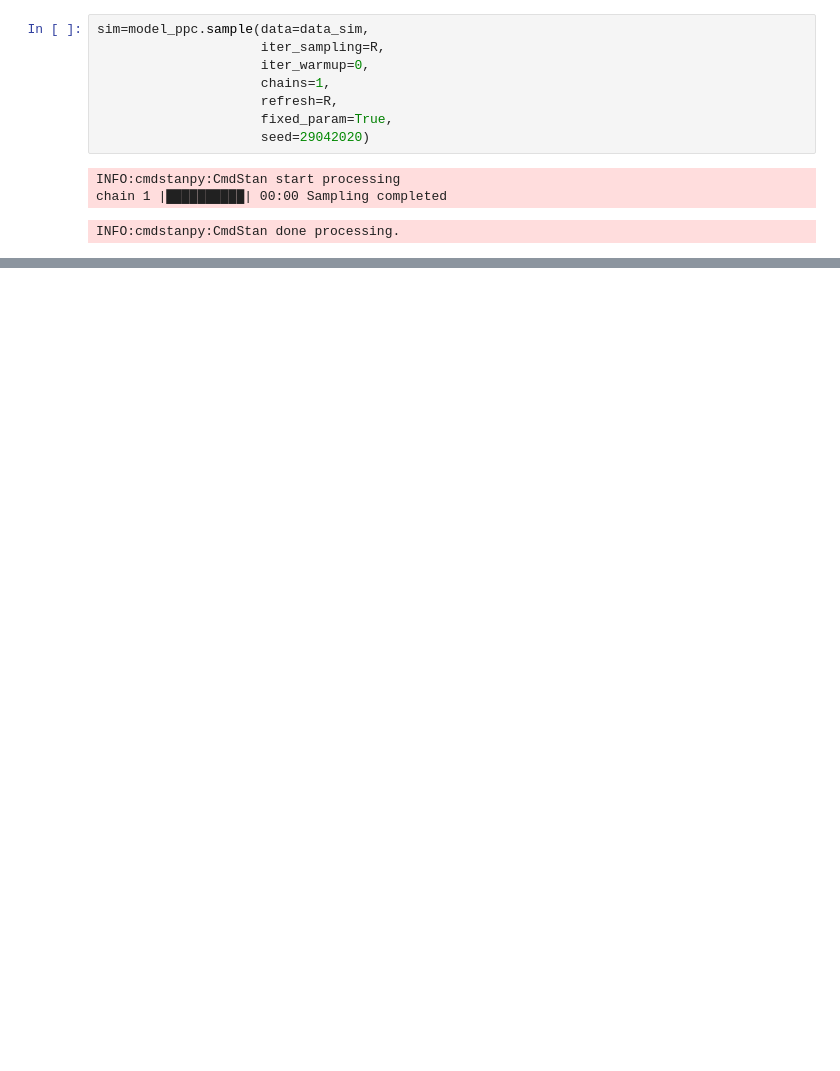
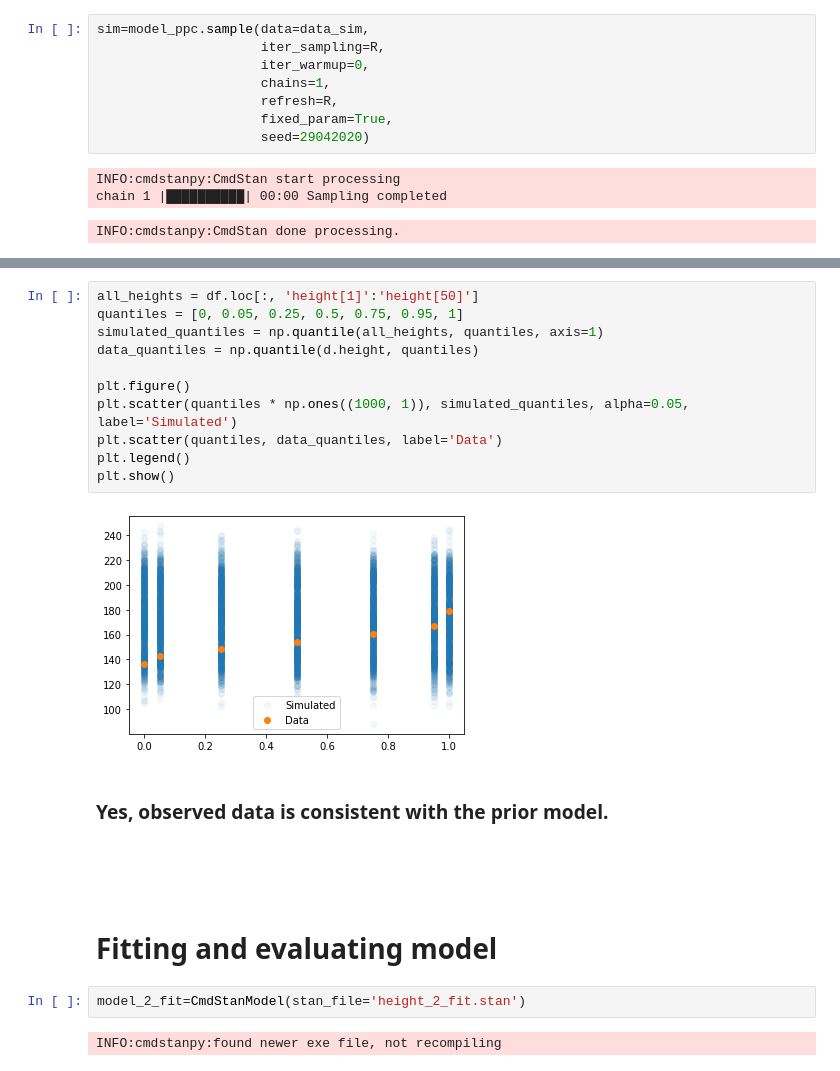
Before and after one commit to Norbert-Podgorski/DataAnalytics, a Jupyter notebook: Linear_models/zadanie.ipynb, the cells around one changed output, grey strips where cells are left out. Saved outputs shown, nothing was run; the diff lists cells and outputs as text; blank space fills up the shorter version.

```diff
--- a/Linear_models/zadanie.ipynb
+++ b/Linear_models/zadanie.ipynb
@@ -291,0 +291,22 @@ for i in range(len(alpha)):
+# %%
+all_heights = df.loc[:, 'height[1]':'height[50]']
+quantiles = [0, 0.05, 0.25, 0.5, 0.75, 0.95, 1]
+simulated_quantiles = np.quantile(all_heights, quantiles, axis=1)
+data_quantiles = np.quantile(d.height, quantiles)
+
+plt.figure()
+plt.scatter(quantiles * np.ones((1000, 1)), simulated_quantiles, alpha=0.05, label='Simulated')
+plt.scatter(quantiles, data_quantiles, label='Data')
+plt.legend()
+plt.show()
+# %% [output]
+[figure, added]
+# %% [markdown]
+### Yes, observed data is consistent with the prior model.
+<br><br>
+# %% [markdown]
+# Fitting and evaluating model
+# %%
+model_2_fit=CmdStanModel(stan_file='height_2_fit.stan')
+# %% [output]
+INFO:cmdstanpy:found newer exe file, not recompiling
```
Also changed, not shown: parts of 26 cells of this notebook, 4 other files.
